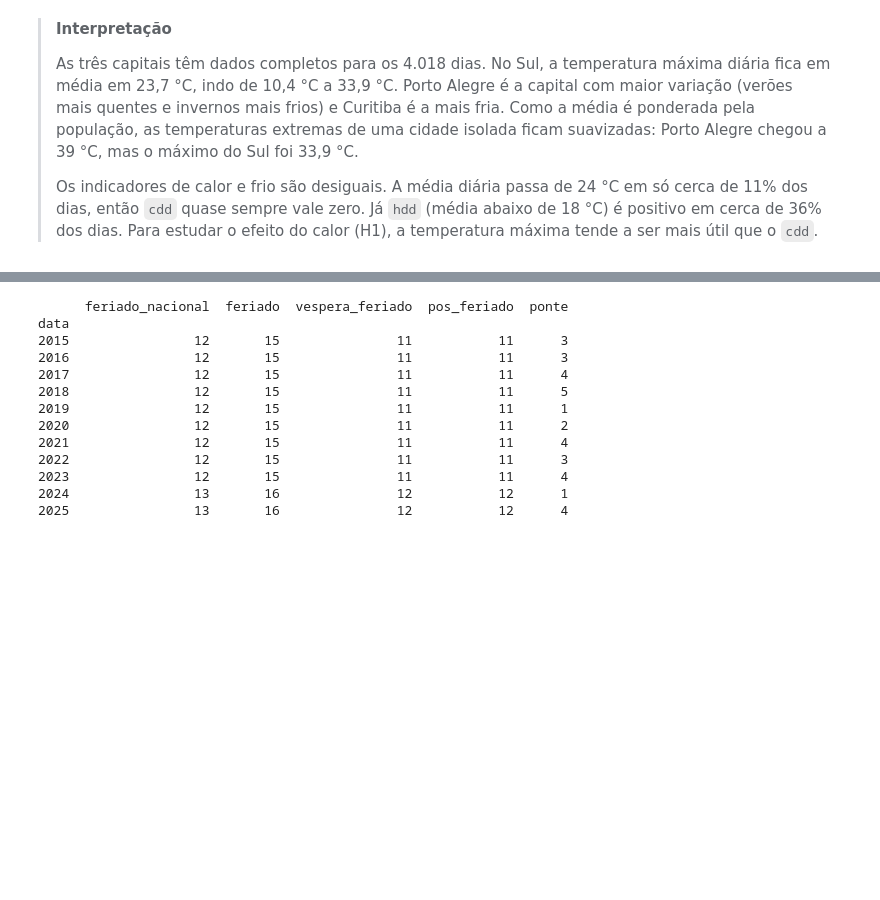
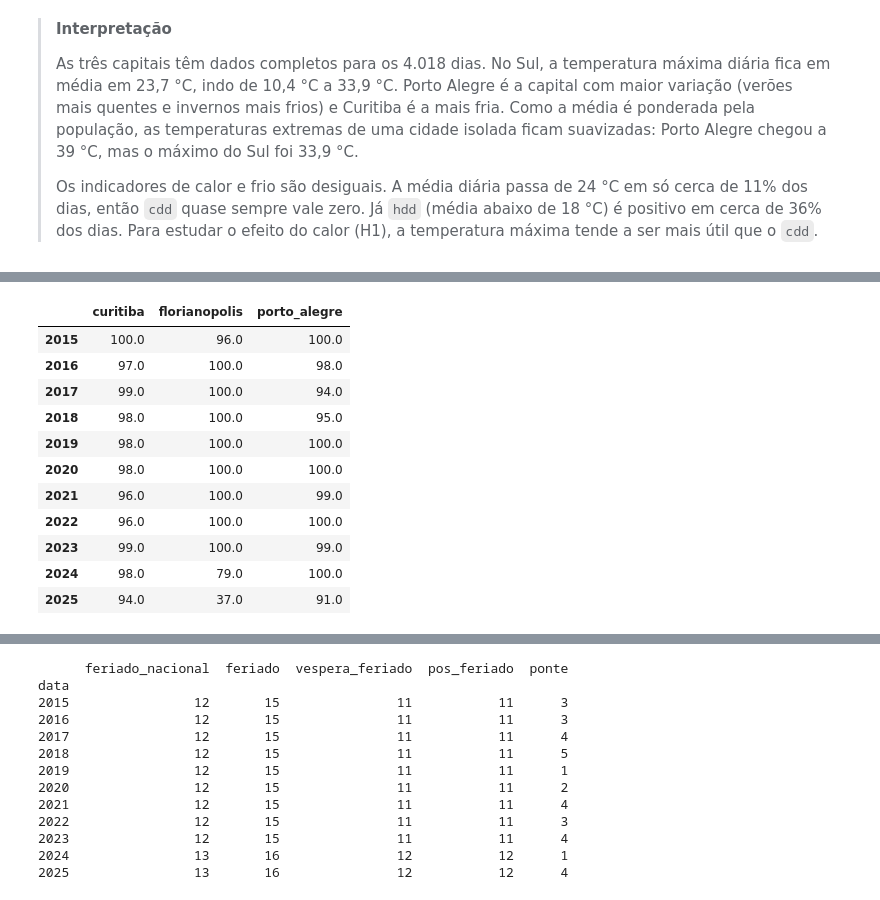
Before and after one commit to kaikezcarvalho/opt004-previsao-carga-sul, a Jupyter notebook: 02_preparacao.ipynb, the cells around one changed output, grey strips where cells are left out. Cells and saved outputs as stored; diff of their text form; code cells hidden in the pictures; blank space fills up the shorter version.

```diff
--- a/02_preparacao.ipynb
+++ b/02_preparacao.ipynb
@@ -358,0 +387,43 @@ clima_d.describe().round(1)
+# %%
+if not DIR_INMET.exists():
+    raise FileNotFoundError("Rode antes: python3 download_inmet.py dataset/")
+
+COLS_INMET = {"PRECIPITA": "chuva_mm", "RADIACAO": "radiacao_kj", "RAJADA": "rajada_ms"}
+
+def ler_inmet(caminho):
+    """CSV do INMET -> colunas padronizadas, com 'time' em UTC sem fuso (como no Open-Meteo)."""
+    df = pd.read_csv(caminho, sep=";", skiprows=8, encoding="latin1", decimal=",", na_values=["-9999"])
+    ren = {}
+    for col in df.columns:
+        for chave, nome in COLS_INMET.items():
+            if chave in col.upper() and nome not in ren.values():
+                ren[col] = nome
+    df = df.rename(columns=ren)
+    # o formato muda em 2019: "2015-01-01" / "00:00"  ->  "2019/01/01" / "0000 UTC"
+    data = df.iloc[:, 0].astype(str).str.replace("/", "-")
+    hora = df.iloc[:, 1].astype(str).str[:2]
+    df["time"] = pd.to_datetime(data + " " + hora, format="%Y-%m-%d %H")
+    return df[["time", *COLS_INMET.values()]]
+
+inmet_h = {}
+for nome in CIDADES:
+    arquivos = sorted(DIR_INMET.glob(f"*_{nome}.csv"))
+    inmet_h[nome] = para_hora_local(pd.concat(ler_inmet(a) for a in arquivos))
+    inmet_h[nome] = inmet_h[nome].reindex(pd.date_range(INICIO, f"{FIM} 23:00", freq="h"))
+
+# Cobertura: % de horas com rajada registrada, por ano
+pd.DataFrame({n: df["rajada_ms"].notna().groupby(df.index.year).mean().mul(100).round(0)
+              for n, df in inmet_h.items()})
+# %% [output]
+|  | curitiba | florianopolis | porto_alegre |
+| 2015 | 100.0 | 96.0 | 100.0 |
+| 2016 | 97.0 | 100.0 | 98.0 |
+| 2017 | 99.0 | 100.0 | 94.0 |
+| 2018 | 98.0 | 100.0 | 95.0 |
+| 2019 | 98.0 | 100.0 | 100.0 |
+| 2020 | 98.0 | 100.0 | 100.0 |
+| 2021 | 96.0 | 100.0 | 99.0 |
+| 2022 | 96.0 | 100.0 | 100.0 |
+| 2023 | 99.0 | 100.0 | 99.0 |
+| 2024 | 98.0 | 79.0 | 100.0 |
+| 2025 | 94.0 | 37.0 | 91.0 |
```
Also changed, not shown: parts of 17 cells of this notebook, 4 other files.
